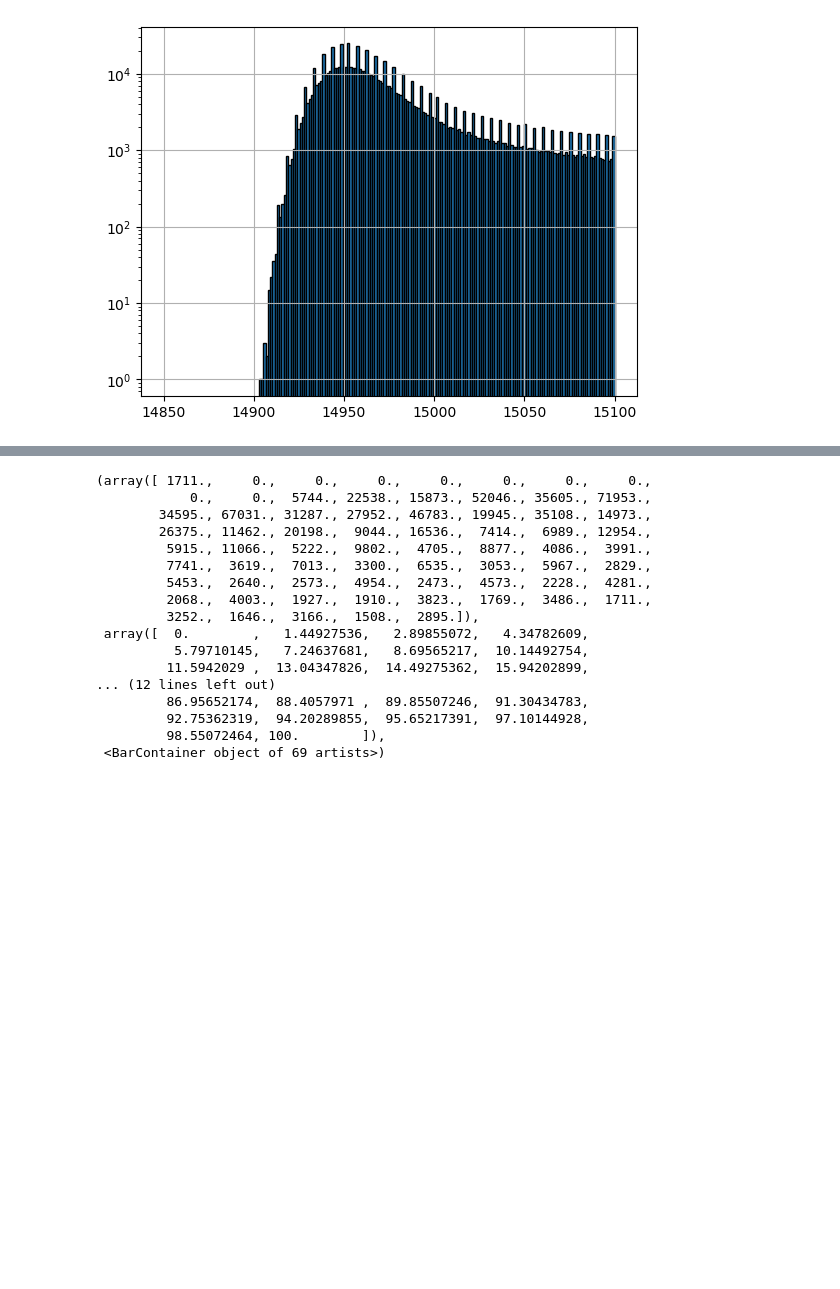
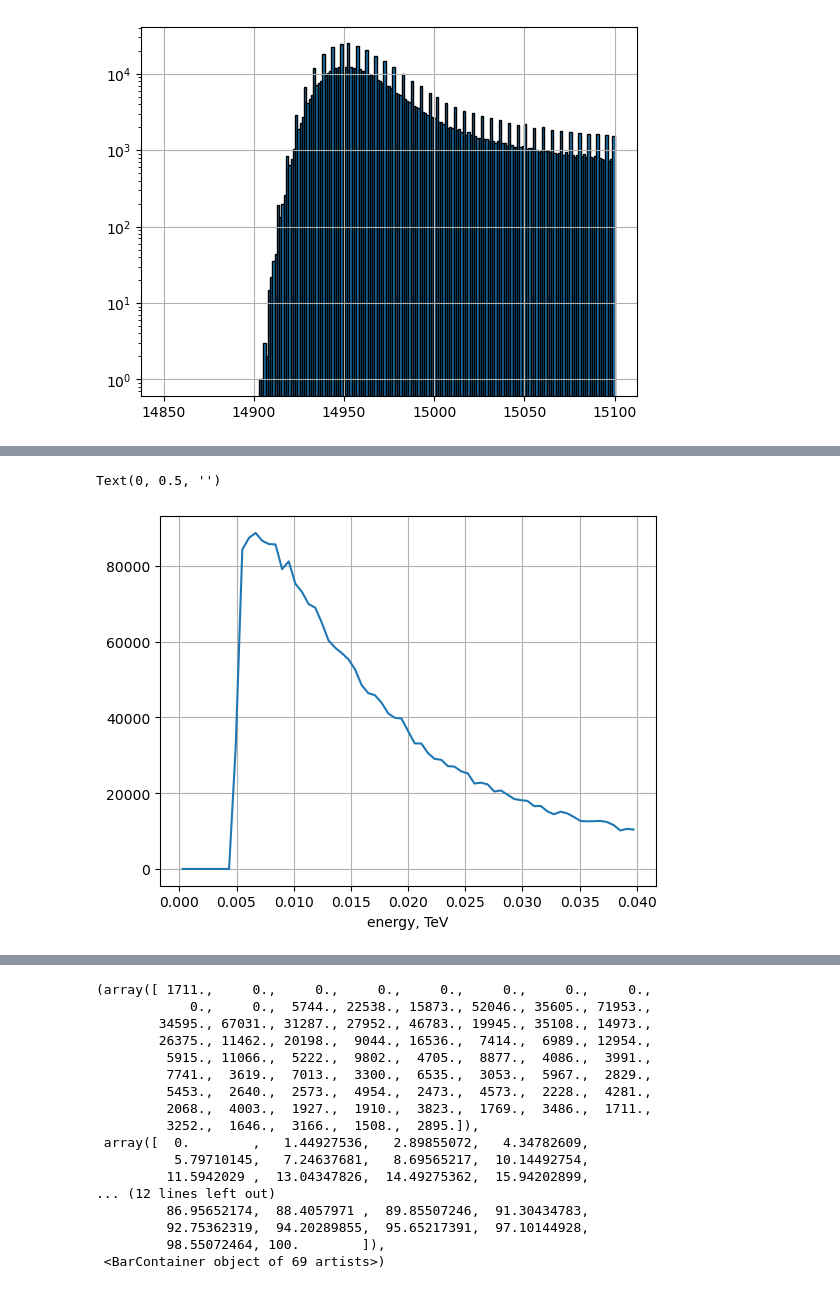
Before and after one commit to burmist-git/DBscan_on_simtel_data, a Jupyter notebook: mono_rates.ipynb, the cells around one changed output, grey strips where cells are left out. Saved outputs shown, nothing was run; the diff lists cells and outputs as text; code cells hidden in the pictures; blank space fills up the shorter version.

```diff
--- a/mono_rates.ipynb
+++ b/mono_rates.ipynb
@@ -132,3 +133,16 @@ Text(0, 0.5, '')
+# %%
+E_trg3 = [ (hist_trg3[1][i] + hist_trg3[1][i-1])/2.0 for i in range(1,len(hist_trg3[1]))]
+N_trg3 = hist_trg3[0]
+#corrector=1.0/np.power(E_trg3,0.21)
+corrector=1.0/np.power(E_trg3,0.7)
+#plt.grid(True)
+plt.plot(E_trg3,N_trg3*corrector)
+plt.grid(True)
+plt.xlabel('energy, TeV')
+plt.ylabel('')
+# %% [output]
+Text(0, 0.5, '')
+[figure, added]
 # %%
 plt.hist(df['L3_cl_n_points_LST1'].values, bins=np.linspace(0.0, 200, num=70), edgecolor='black', alpha=0.5)
 plt.hist(trg_l3['L3_cl_n_points_LST1'].values, bins=np.linspace(0.0, 200, num=70), edgecolor='black', alpha=1.0)
```
Also changed, not shown: parts of 14 cells of this notebook, 4 other files.
